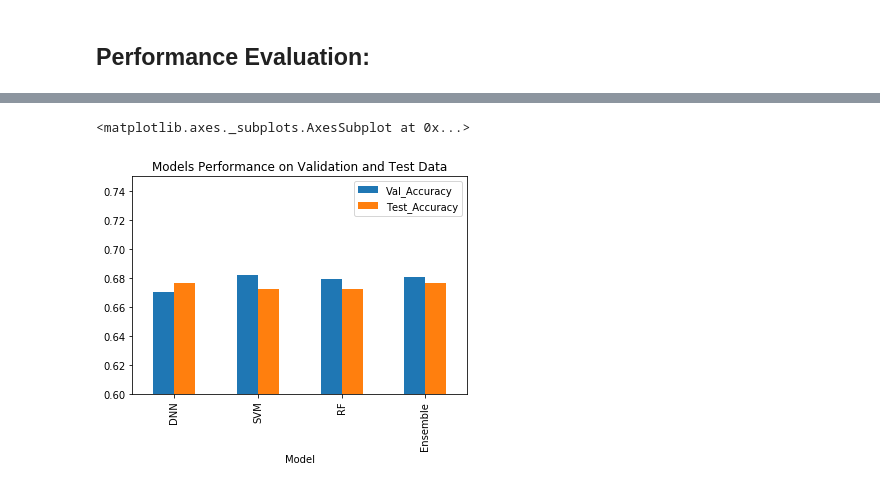
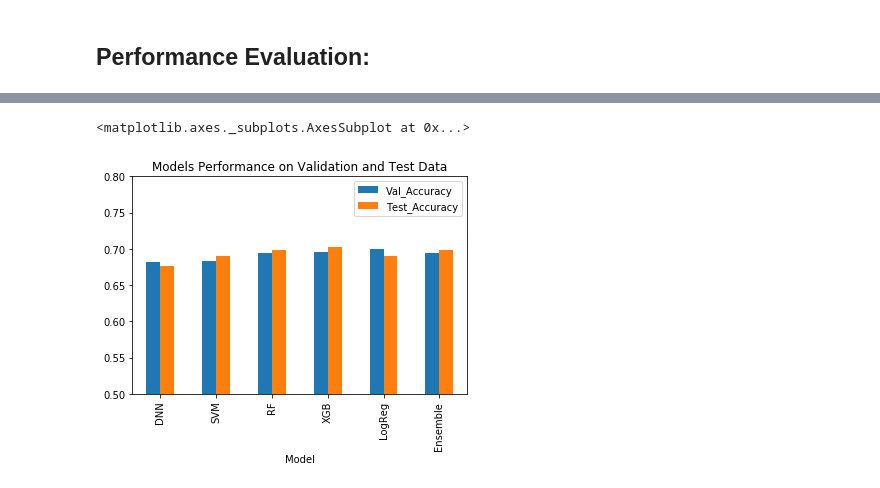
Before and after one commit to rezan21/UFC-Prediction, a Jupyter notebook: Ensemble.ipynb, the cells around one changed output, grey strips where cells are left out. Saved outputs shown, nothing was run; the diff lists cells and outputs as text; code cells hidden in the pictures.

Commit message:
Ensembled Models

```diff
--- a/Ensemble.ipynb
+++ b/Ensemble.ipynb
@@ -162,0 +171,6 @@ RF Accuracy: 0.679
+# %%
+xgbClf = XGBClassifier(n_estimators=200)
+xgbClf.fit(X_TRAIN, y_TRAIN)
+xgbPreds = xgbClf.predict(X_VAL)
+xgbAcc = metrics.accuracy_score(xgbPreds,y_VAL)
+print("XGB Accuracy:",round(xgbAcc,3))
@@ -162,0 +181,6 @@ RF Accuracy: 0.679
+# %%
+lrClf = LogisticRegression(solver="newton-cg")
+lrClf.fit(X_TRAIN, y_TRAIN)
+lrPreds = lrClf.predict(X_VAL)
+lrAcc = metrics.accuracy_score(lrPreds,y_VAL)
+print("LogisticsRegression Accuracy:",round(lrAcc,3))
@@ -169,12 +195,16 @@ def predictEnsemble(sample):
     dnnPred = dnnClf.predict(scaler.transform(sample.reshape(1,-1))).tolist()[0][0]
     svmPred = svmClf.predict(sample.reshape(1,-1)).tolist()[0]
     rfPred = rfClf.predict(sample.reshape(1,-1)).tolist()[0]
+    xgbPred = xgbClf.predict(sample.reshape(1,-1)).tolist()[0]
+    lrPred = lrClf.predict(sample.reshape(1,-1)).tolist()[0]
 
     ensPred = []
-    ensPred.append([dnnPred,svmPred,rfPred])
-    #print(ensPred)
+    ensPred.append([dnnPred, svmPred, rfPred, xgbPred, lrPred])
+    print(ensPred)
     ensPred = [round(i) for i in ensPred[0]]
+    print(ensPred)
 
+    print(max(set(ensPred), key=ensPred.count))
     return(max(set(ensPred), key=ensPred.count)) # return mode, i.e: most frequent
 
 ensPreds = []
@@ -206,6 +251,14 @@ rfPreds2 = [round(i) for i in rfPreds2]
 rfAcc2 = metrics.accuracy_score(rfPreds2, y_TEST)
 print("RF Accuracy:",round(rfAcc2,3))
 
+xgbPreds2 = xgbClf.predict(X_TEST)
+xgbAcc2 = metrics.accuracy_score(xgbPreds2, y_TEST)
+print("SVM Accuracy:",round(xgbAcc2,3))
+
+lrPreds2 = lrClf.predict(X_TEST)
+lrAcc2 = metrics.accuracy_score(lrPreds2, y_TEST)
+print("SVM Accuracy:",round(lrAcc2,3))
+
 ensPreds2 = []
 [ensPreds2.append(predictEnsemble(e)) for e in X_TEST]
 ensAcc2 = metrics.accuracy_score(ensPreds2,y_TEST)
@@ -220,9 +284,10 @@ Ensemble Accuracy: 0.677
 # %%
-accTable = pd.DataFrame({"Model":["DNN","SVM","RF","Ensemble"], "Val_Accuracy":[dnnAcc,svmAcc,rfAcc,ensAcc],
-                         "Test_Accuracy":[dnnAcc2,svmAcc2,rfAcc2,ensAcc2]})
-accTable.plot(kind="bar",ylim=(0.6,0.75),x="Model",title="Models Performance on Validation and Test Data")
+accTable = pd.DataFrame({"Model":["DNN", "SVM", "RF", "XGB", "LogReg", "Ensemble"],
+                         "Val_Accuracy":[dnnAcc, svmAcc, rfAcc, xgbAcc, lrAcc, ensAcc],
+                         "Test_Accuracy":[dnnAcc2, svmAcc2, rfAcc2, xgbAcc2, lrAcc2, ensAcc2]})
+accTable.plot(kind="bar",ylim=(0.5,0.8),x="Model",title="Models Performance on Validation and Test Data")
 # %% [output]
 <matplotlib.axes._subplots.AxesSubplot at 0x...>
-[figure, old version]
+[figure, new version]
 # %%
 # save models to disk
```
Also changed, not shown: parts of 14 cells of this notebook.
